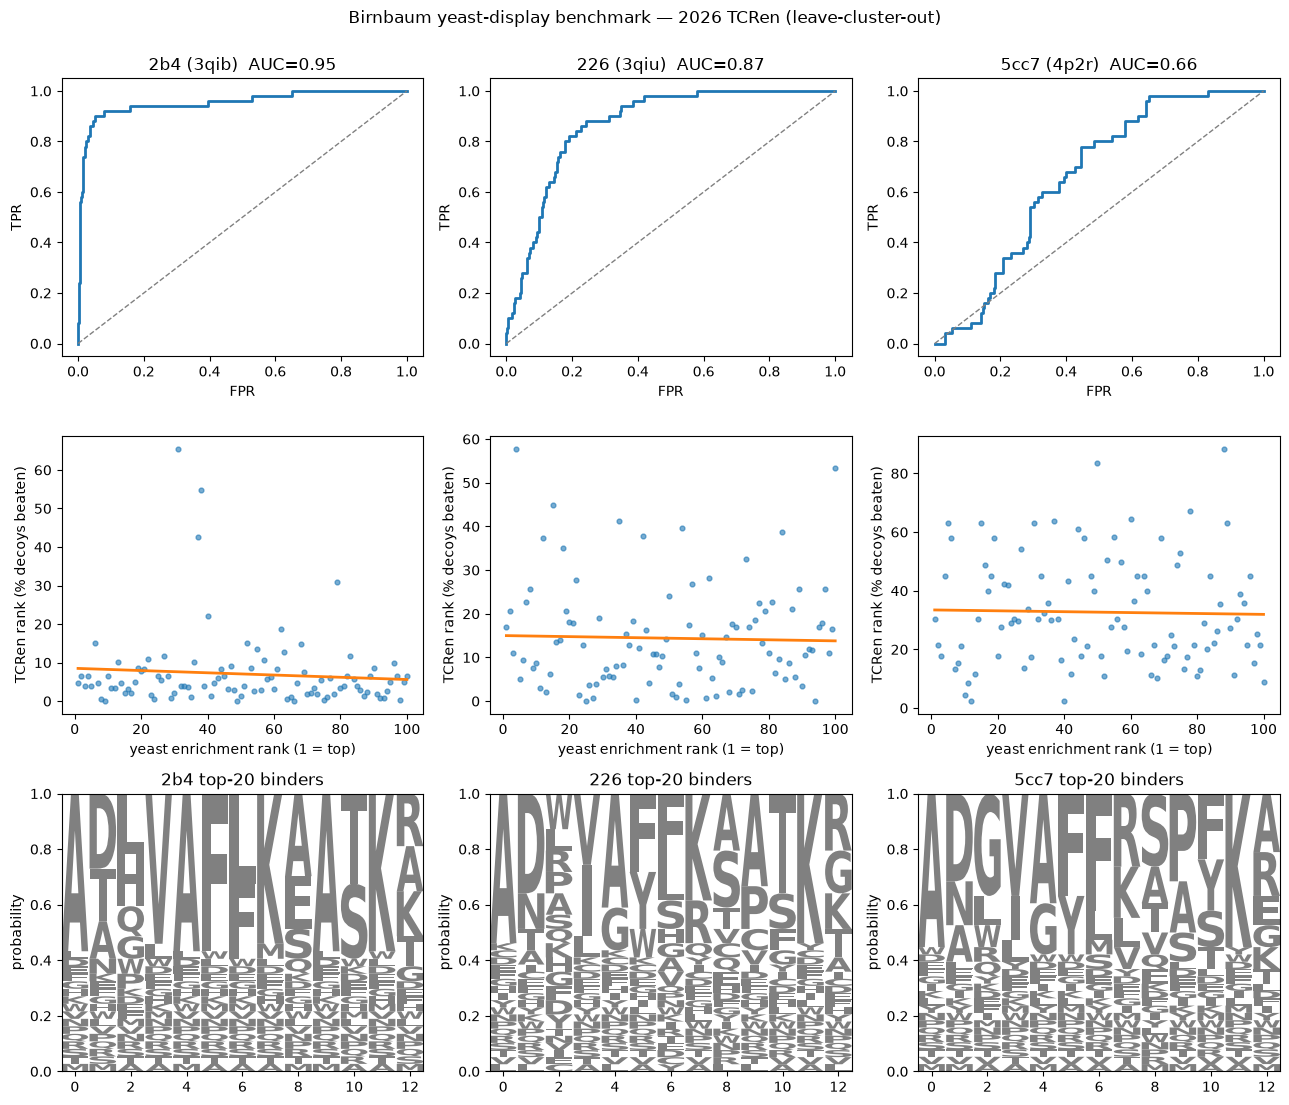
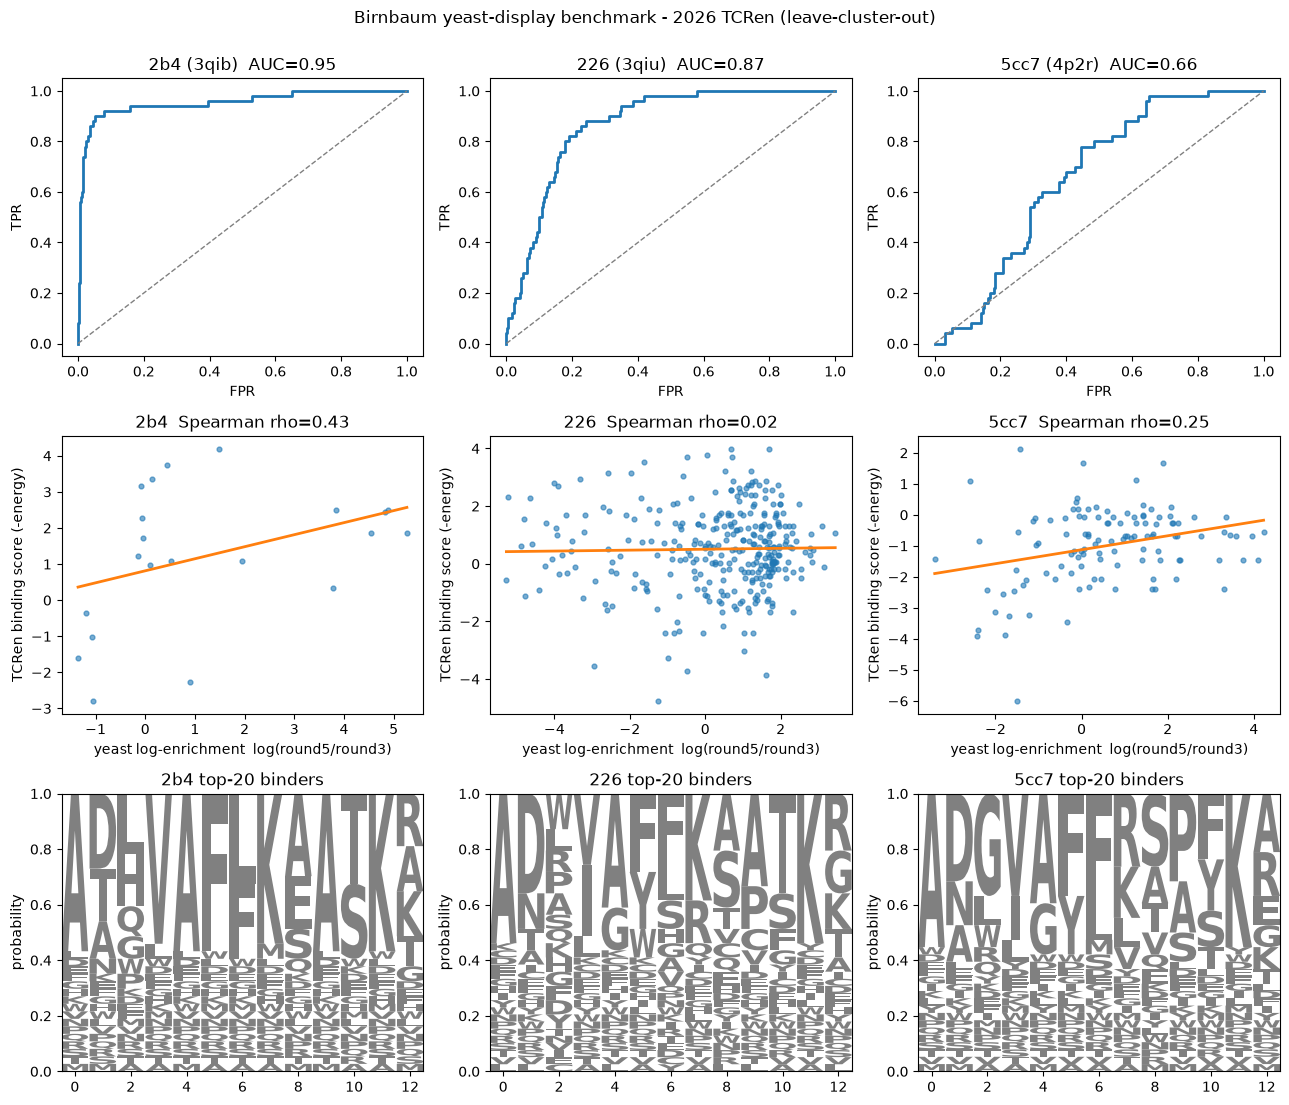
Unified diff of the notebook cell whose output changed from the first chart to the second:
--- before
+++ after
@@ -1,3 +1,3 @@
-# Figure: ROC curves, enrichment-rank scatter, and top-20 binder sequence logos per TCR.
+# Figure: ROC curves, affinity-enrichment scatter, and top-20 binder sequence logos per TCR.
 %matplotlib inline
 import matplotlib.pyplot as plt
@@ -11,9 +11,11 @@
     ax.set_title(f'{tcr} ({pid})  AUC={auc:.2f}'); ax.set_xlabel('FPR'); ax.set_ylabel('TPR')
 
-    er, tr = scatter[tcr]; ax = axes[1, col]
-    ax.scatter(er, tr, s=12, alpha=0.6)
-    b, a = np.polyfit(er, tr, 1); xs = np.array([er.min(), er.max()])
+    enrich, score = scatter[tcr]; ax = axes[1, col]
+    ax.scatter(enrich, score, s=12, alpha=0.6)
+    b, a = np.polyfit(enrich, score, 1); xs = np.array([enrich.min(), enrich.max()])
     ax.plot(xs, a + b * xs, c='C1', lw=2)
-    ax.set_xlabel('yeast enrichment rank (1 = top)'); ax.set_ylabel('TCRen rank (% decoys beaten)')
+    rho = next(r['spearman_rho'] for r in corr_rows if r['TCR'] == tcr)
+    ax.set_title(f'{tcr}  Spearman rho={rho}')
+    ax.set_xlabel('yeast log-enrichment  log(round5/round3)'); ax.set_ylabel('TCRen binding score (-energy)')
 
     top20 = [p for p in birnbaum.filter(pl.col('TCR') == tcr).sort('round_5', descending=True)['peptide'].to_list()
@@ -23,4 +25,4 @@
     logomaker.Logo(cm, ax=ax)
     ax.set_title(f'{tcr} top-20 binders'); ax.set_ylabel('probability')
-fig.suptitle('Birnbaum yeast-display benchmark — 2026 TCRen (leave-cluster-out)', y=1.0)
+fig.suptitle('Birnbaum yeast-display benchmark - 2026 TCRen (leave-cluster-out)', y=1.0)
 plt.tight_layout()

Commit: feat(notebook 03): stronger Birnbaum affinity correlation